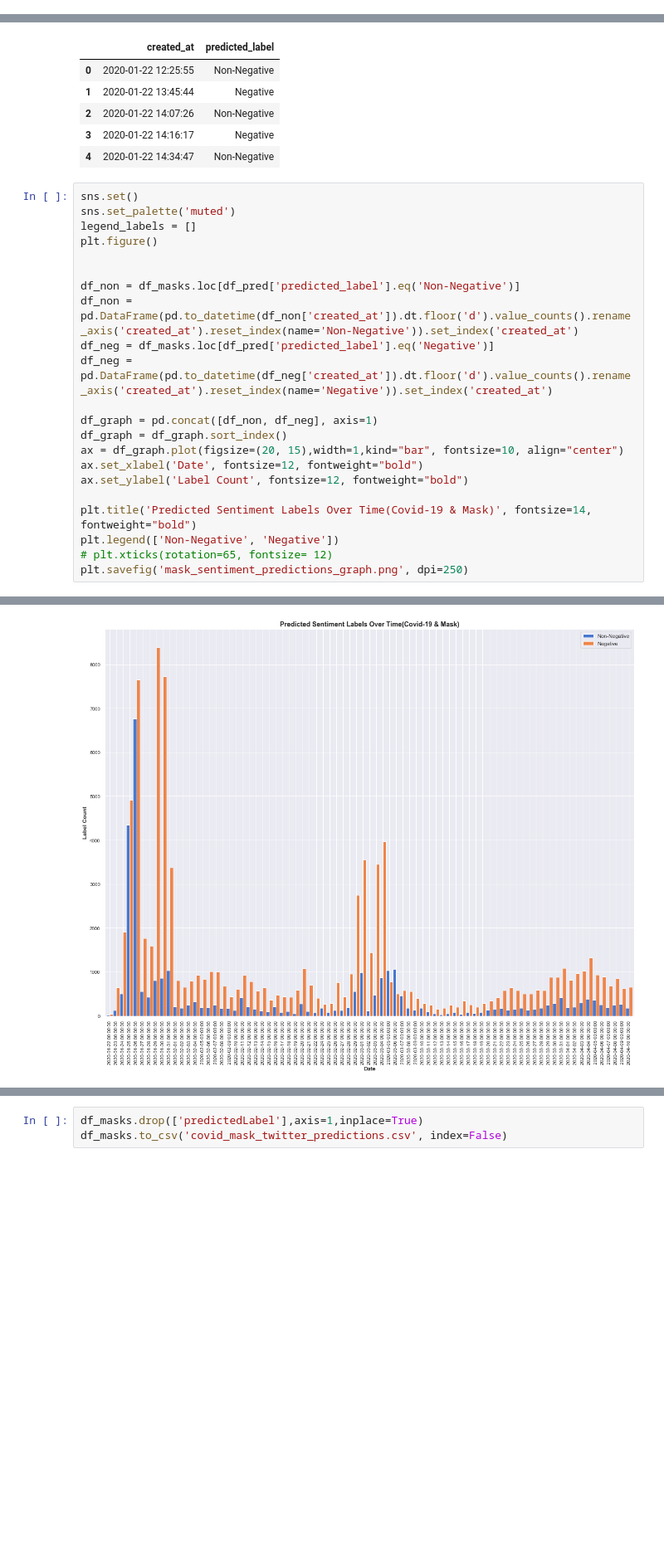
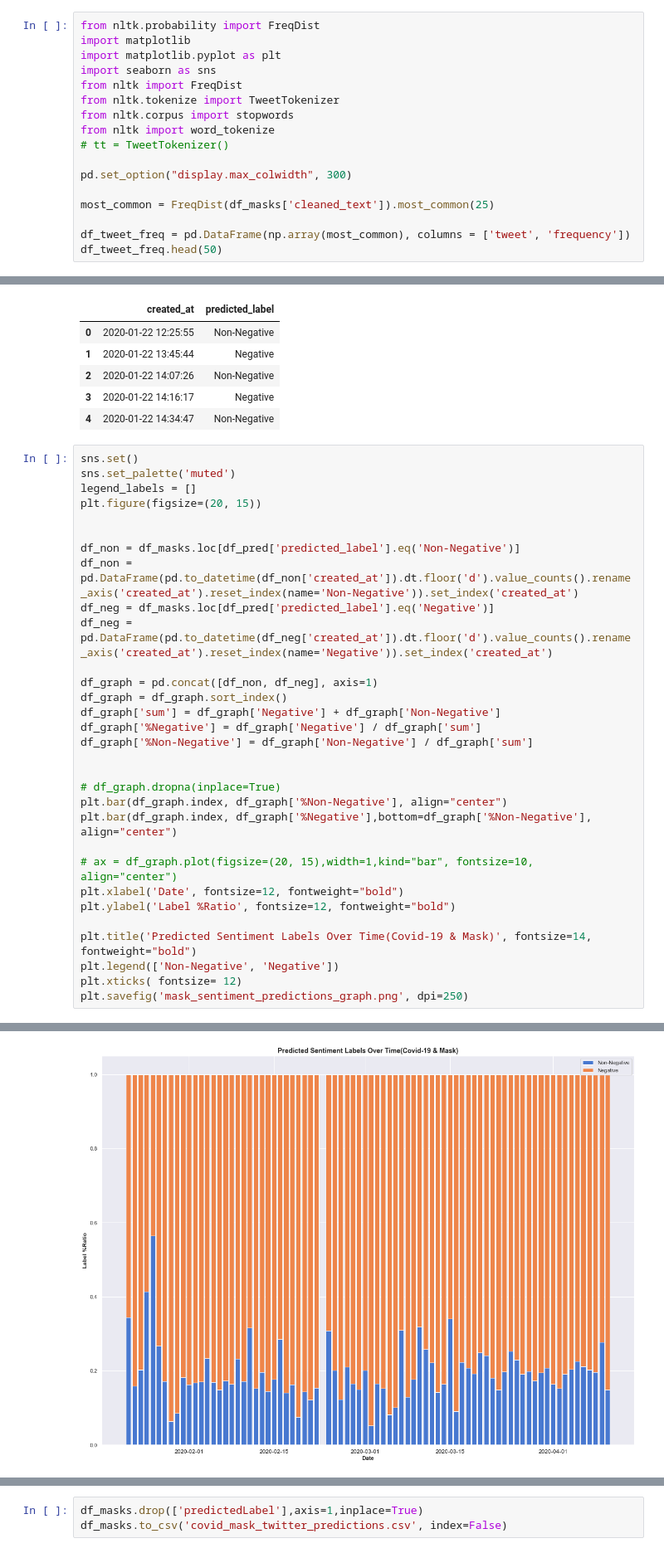
Before and after one commit to Jae-Ro/covid-19, a Jupyter notebook: Twitter Sentiment Data.ipynb, the cells around one changed output, grey strips where cells are left out. Shown at 83% size. Saved outputs shown, nothing was run; the diff lists cells and outputs as text; blank space fills up the shorter version.

```diff
--- a/Twitter Sentiment Data.ipynb
+++ b/Twitter Sentiment Data.ipynb
@@ -330,0 +311,17 @@ df_tweet_freq.head(50)
+# %%
+from nltk.probability import FreqDist
+import matplotlib
+import matplotlib.pyplot as plt
+import seaborn as sns
+from nltk import FreqDist
+from nltk.tokenize import TweetTokenizer
+from nltk.corpus import stopwords
+from nltk import word_tokenize
+# tt = TweetTokenizer()
+
+pd.set_option("display.max_colwidth", 300)
+
+most_common = FreqDist(df_masks['cleaned_text']).most_common(25)
+
+df_tweet_freq = pd.DataFrame(np.array(most_common), columns = ['tweet', 'frequency'])
+df_tweet_freq.head(50)
@@ -470,7 +501,7 @@ df_pred.head()
 sns.set()
 sns.set_palette('muted')
 legend_labels = []
-plt.figure()
+plt.figure(figsize=(20, 15))
 
 
 df_non = df_masks.loc[df_pred['predicted_label'].eq('Non-Negative')]
@@ -480,12 +511,21 @@ df_neg = pd.DataFrame(pd.to_datetime(df_neg['created_at']).dt.floor('d').value_c
 
 df_graph = pd.concat([df_non, df_neg], axis=1)
 df_graph = df_graph.sort_index()
-ax = df_graph.plot(figsize=(20, 15),width=1,kind="bar", fontsize=10, align="center")
-ax.set_xlabel('Date', fontsize=12, fontweight="bold")
-ax.set_ylabel('Label Count', fontsize=12, fontweight="bold")
+df_graph['sum'] = df_graph['Negative'] + df_graph['Non-Negative']
+df_graph['%Negative'] = df_graph['Negative'] / df_graph['sum']
+df_graph['%Non-Negative'] = df_graph['Non-Negative'] / df_graph['sum']
+
+
+# df_graph.dropna(inplace=True)
+plt.bar(df_graph.index, df_graph['%Non-Negative'], align="center")
+plt.bar(df_graph.index, df_graph['%Negative'],bottom=df_graph['%Non-Negative'], align="center")
+
+# ax = df_graph.plot(figsize=(20, 15),width=1,kind="bar", fontsize=10, align="center")
+plt.xlabel('Date', fontsize=12, fontweight="bold")
+plt.ylabel('Label %Ratio', fontsize=12, fontweight="bold")
 
 plt.title('Predicted Sentiment Labels Over Time(Covid-19 & Mask)', fontsize=14, fontweight="bold")
 plt.legend(['Non-Negative', 'Negative'])
-# plt.xticks(rotation=65, fontsize= 12)
+plt.xticks( fontsize= 12)
 plt.savefig('mask_sentiment_predictions_graph.png', dpi=250)
 # %% [output]
@@ -493 +532 @@ plt.savefig('mask_sentiment_predictions_graph.png', dpi=250)
-[figure, old version]
+[figure, new version]
```
Also changed, not shown: parts of 16 cells of this notebook, 4 other files.
